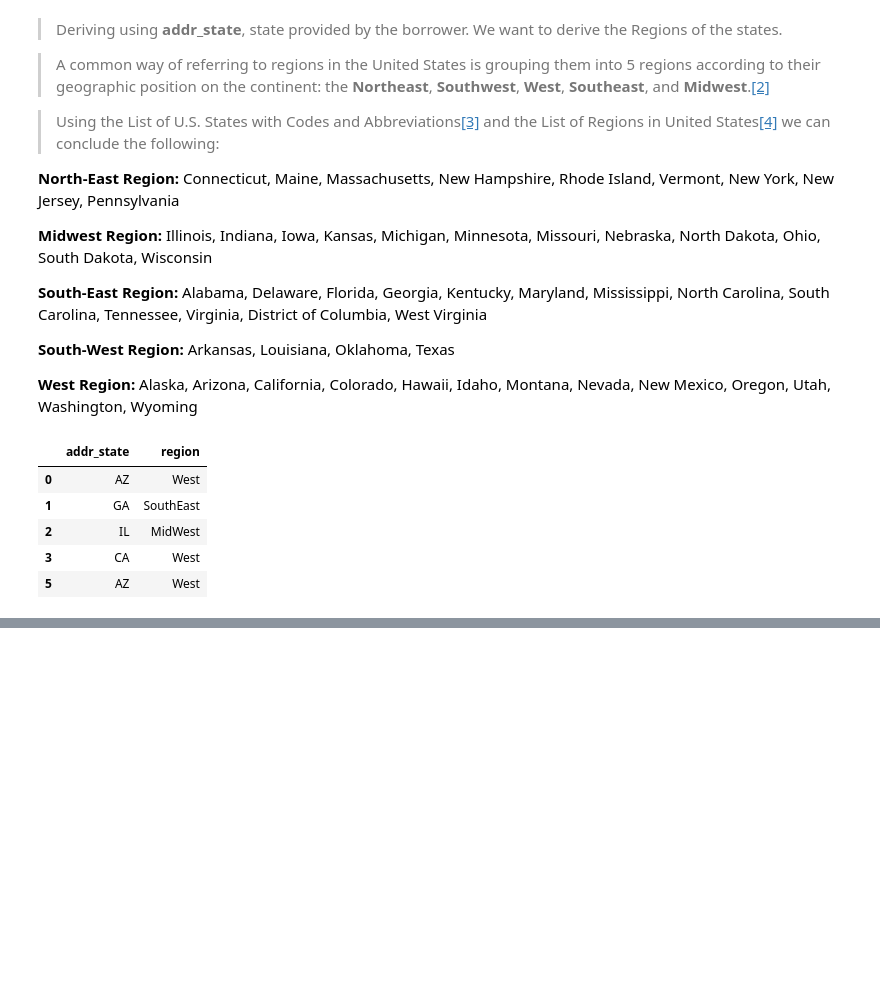
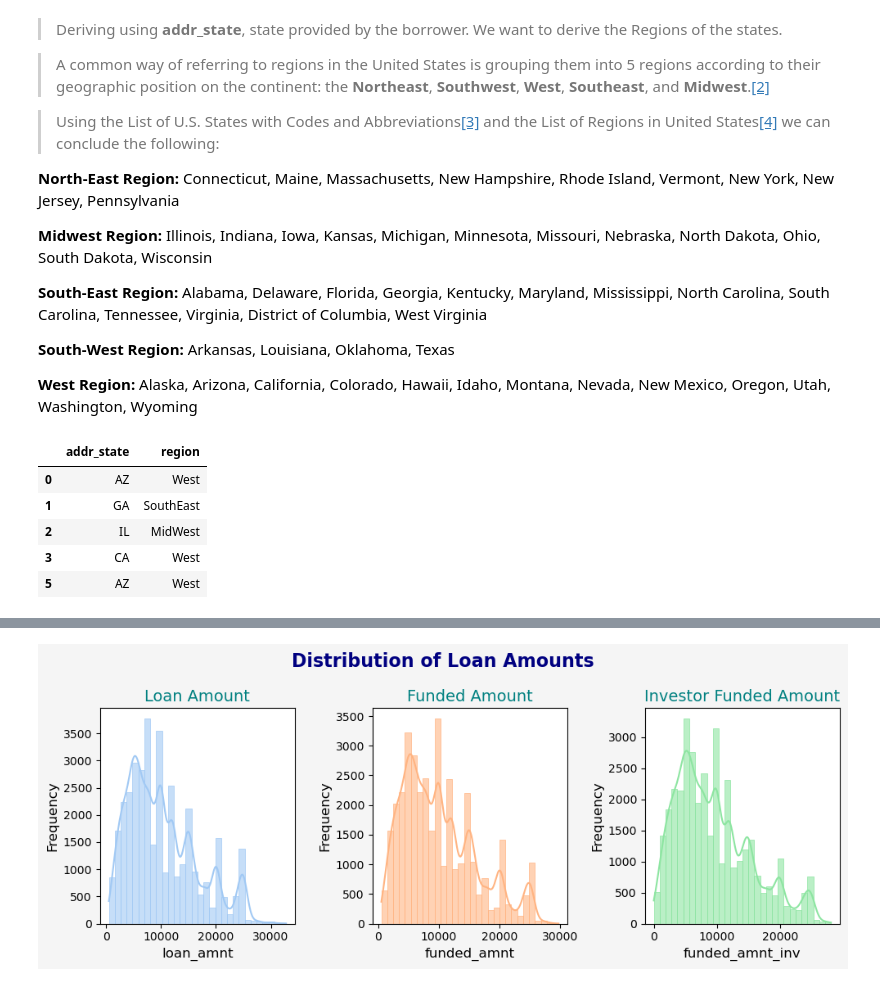
Before and after one commit to svenkatlata/Lending_Club_Case_Study, a Jupyter notebook: Lending_Club_Case_Study_EDA.ipynb, the cells around one changed output, grey strips where cells are left out. Drawn from its saved outputs; the diff is of its cells as text; code cells hidden in the pictures; blank space fills up the shorter version.

```diff
--- a/Lending_Club_Case_Study_EDA.ipynb
+++ b/Lending_Club_Case_Study_EDA.ipynb
@@ -777,0 +1081,32 @@ loan[['addr_state', 'region']].head()
+# %%
+# Set up the figure and axes
+fig, axes = plt.subplots(1, 3, figsize=(10, 4))
+
+# Formatting Figure
+fig.suptitle('Distribution of Loan Amounts', fontsize=16, fontweight='bold', color='navy')
+fig.patch.set_facecolor('whitesmoke')  # Background color for the figure
+
+# Customize colors
+colors = sns.color_palette('pastel', n_colors=len(columns_of_interest))
+
+# Customize titles
+titles = ['Loan Amount', 'Funded Amount', 'Investor Funded Amount']
+
+# Plot histograms for each column
+for ax, col, title, color in zip(axes.flatten(), columns_of_interest, titles, colors):
+    sns.histplot(data=loan, x=col, bins=30, kde=True, color=color, edgecolor=color, ax=ax, alpha=0.6)
+    ax.set_title(title, fontsize=14, color='Teal')
+    ax.set_xlabel(col, fontsize=12)
+    ax.set_ylabel('Frequency', fontsize=12)
+    ax.tick_params(axis='both', which='major', labelsize=10)
+    ax.grid(False)  # Turn off gridlines
+
+    # Darken KDE line color
+    kde_color = sns.dark_palette(color, n_colors=1, reverse=True)[0]  # Get the darkest shade from the palette
+    for artist in ax.lines:
+        artist.set_color(kde_color)
+
+plt.tight_layout()
+plt.show()
+# %% [output]
+[figure, added]
```
Also changed, not shown: parts of 74 cells of this notebook.
